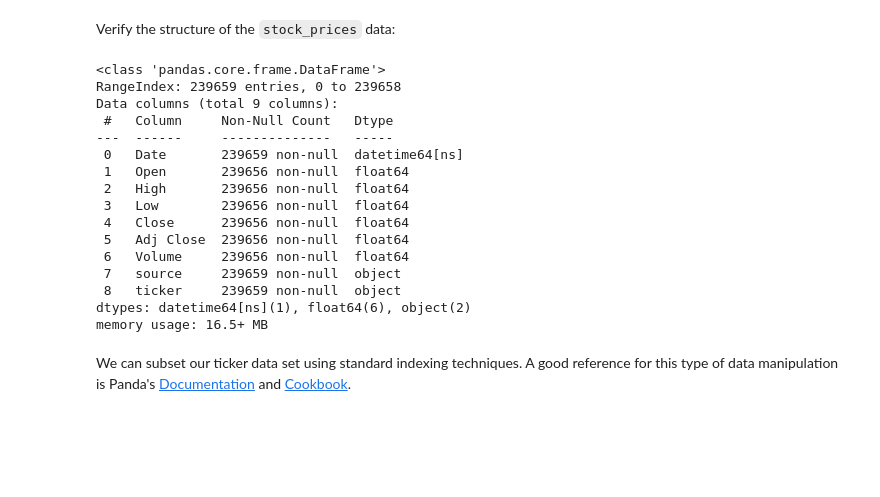
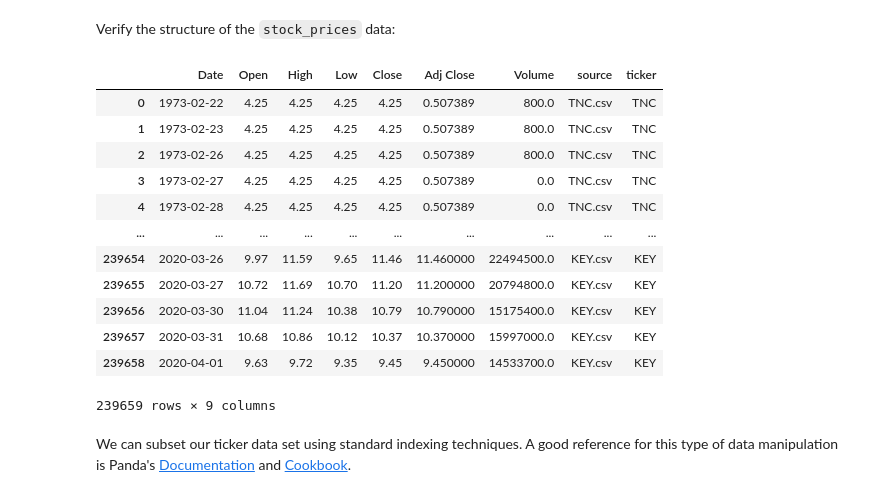
Before and after one commit to andreaholstein/production, a Jupyter notebook: 01_materials/labs_live/02_data_engineering.ipynb, the cells around one changed output. Cells and saved outputs as stored; diff of their text form; code cells hidden in the pictures; blank space fills up the shorter version.

```diff
--- a/01_materials/labs_live/02_data_engineering.ipynb
+++ b/01_materials/labs_live/02_data_engineering.ipynb
@@ -105,24 +118,22 @@ stock_prices = pd.concat(dt_list, axis = 0, ignore_index = True)
 # %% [markdown]
 Verify the structure of the `stock_prices` data:
-# %%
-stock_prices.info()
-# %% [output]
-<class 'pandas.core.frame.DataFrame'>
-RangeIndex: 239659 entries, 0 to 239658
-Data columns (total 9 columns):
- #   Column     Non-Null Count   Dtype
----  ------     --------------   -----
- 0   Date       239659 non-null  datetime64[ns]
- 1   Open       239656 non-null  float64
- 2   High       239656 non-null  float64
- 3   Low        239656 non-null  float64
- 4   Close      239656 non-null  float64
- 5   Adj Close  239656 non-null  float64
- 6   Volume     239656 non-null  float64
- 7   source     239659 non-null  object
- 8   ticker     239659 non-null  object
-dtypes: datetime64[ns](1), float64(6), object(2)
-memory usage: 16.5+ MB
+# %%
+# stock_prices.info()
+stock_prices
+# %% [output]
+|  | Date | Open | High | Low | Close | Adj Close | Volume | source | ticker |
+| 0 | 1973-02-22 | 4.25 | 4.25 | 4.25 | 4.25 | 0.507389 | 800.0 | TNC.csv | TNC |
+| 1 | 1973-02-23 | 4.25 | 4.25 | 4.25 | 4.25 | 0.507389 | 800.0 | TNC.csv | TNC |
+| 2 | 1973-02-26 | 4.25 | 4.25 | 4.25 | 4.25 | 0.507389 | 800.0 | TNC.csv | TNC |
+| 3 | 1973-02-27 | 4.25 | 4.25 | 4.25 | 4.25 | 0.507389 | 0.0 | TNC.csv | TNC |
+| 4 | 1973-02-28 | 4.25 | 4.25 | 4.25 | 4.25 | 0.507389 | 0.0 | TNC.csv | TNC |
+| ... | ... | ... | ... | ... | ... | ... | ... | ... | ... |
+| 239654 | 2020-03-26 | 9.97 | 11.59 | 9.65 | 11.46 | 11.460000 | 22494500.0 | KEY.csv | KEY |
+| 239655 | 2020-03-27 | 10.72 | 11.69 | 10.70 | 11.20 | 11.200000 | 20794800.0 | KEY.csv | KEY |
+| 239656 | 2020-03-30 | 11.04 | 11.24 | 10.38 | 10.79 | 10.790000 | 15175400.0 | KEY.csv | KEY |
+| 239657 | 2020-03-31 | 10.68 | 10.86 | 10.12 | 10.37 | 10.370000 | 15997000.0 | KEY.csv | KEY |
+| 239658 | 2020-04-01 | 9.63 | 9.72 | 9.35 | 9.45 | 9.450000 | 14533700.0 | KEY.csv | KEY |
+239659 rows × 9 columns
 # %% [markdown]
 We can subset our ticker data set using standard indexing techniques. A good reference for this type of data manipulation is Panda's [Documentation](https://pandas.pydata.org/docs/user_guide/indexing.html#indexing-and-selecting-data) and [Cookbook](https://pandas.pydata.org/docs/user_guide/cookbook.html#cookbook-selection).
 # %% [markdown]
```
Also changed, not shown: parts of 1 cell of this notebook, 1 other file.
